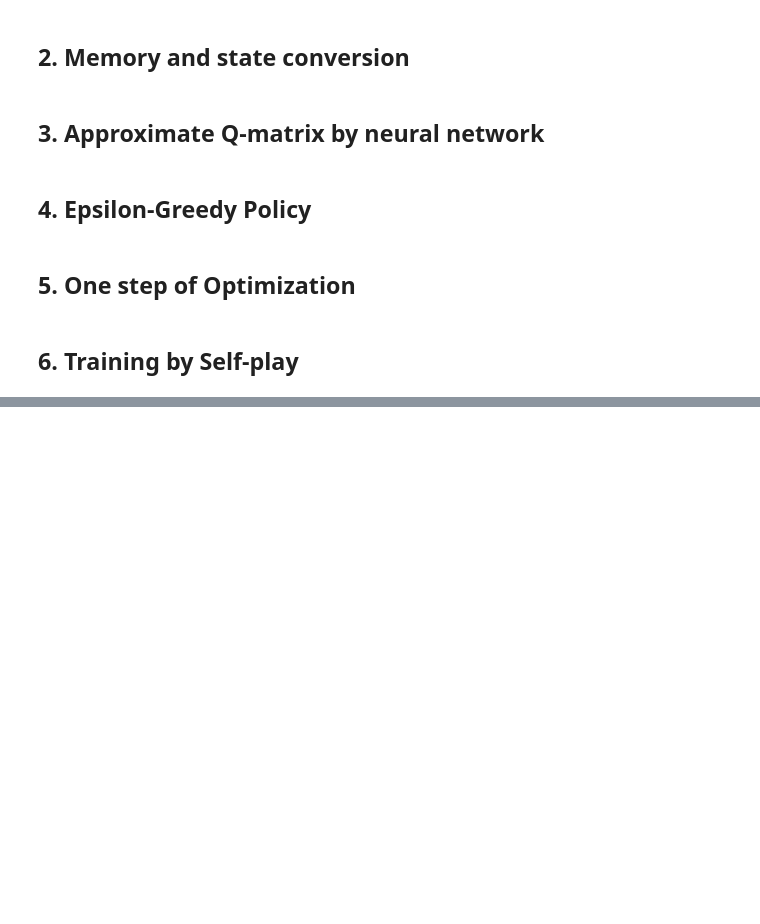
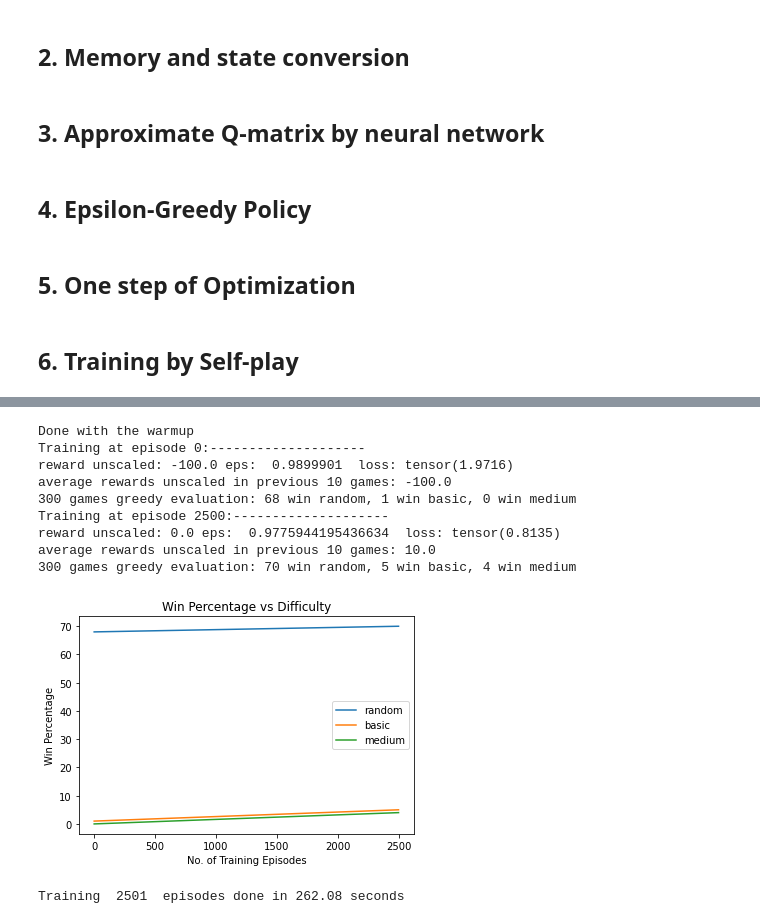
Before and after one commit to chihangs/INM707, a Jupyter notebook: Connect4.ipynb, the cells around one changed output, grey strips where cells are left out. Drawn from its saved outputs; the diff is of its cells as text; code cells hidden in the pictures; blank space fills up the shorter version.

```diff
--- a/Connect4.ipynb
+++ b/Connect4.ipynb
@@ -841,0 +761,22 @@ True
+# %%
+#Double DQN
+config={'double':True, 'prioritized':False, 'alpha':0.8, 'beta':0.1}
+num_episodes = 2501
+Q_network = DQN(OBS_SIZE, HIDDEN_SIZE, ACTION_SIZE).to(device)
+Q_target = DQN(OBS_SIZE, HIDDEN_SIZE, ACTION_SIZE).to(device)
+policy = E_Greedy_Policy(0.99, decay=0.99999, min_epsilon=0.1, Q_network=Q_network)
+policyB= E_Greedy_Policy(0.99, decay=0.99999, min_epsilon=0.1, Q_network=Q_target)
+
+Q_network, Q_target, info = train(Q_network, Q_target, policy, policyB, config=config, num_episodes=num_episodes)
+# %% [output]
+Done with the warmup
+Training at episode 0:--------------------
+reward unscaled: -100.0 eps:  0.9899901  loss: tensor(1.9716)
+average rewards unscaled in previous 10 games: -100.0
+300 games greedy evaluation: 68 win random, 1 win basic, 0 win medium
+Training at episode 2500:--------------------
+reward unscaled: 0.0 eps:  0.9775944195436634  loss: tensor(0.8135)
+average rewards unscaled in previous 10 games: 10.0
+300 games greedy evaluation: 70 win random, 5 win basic, 4 win medium
+[figure, added]
+Training  2501  episodes done in 262.08 seconds
```
Also changed, not shown: parts of 49 cells of this notebook.
